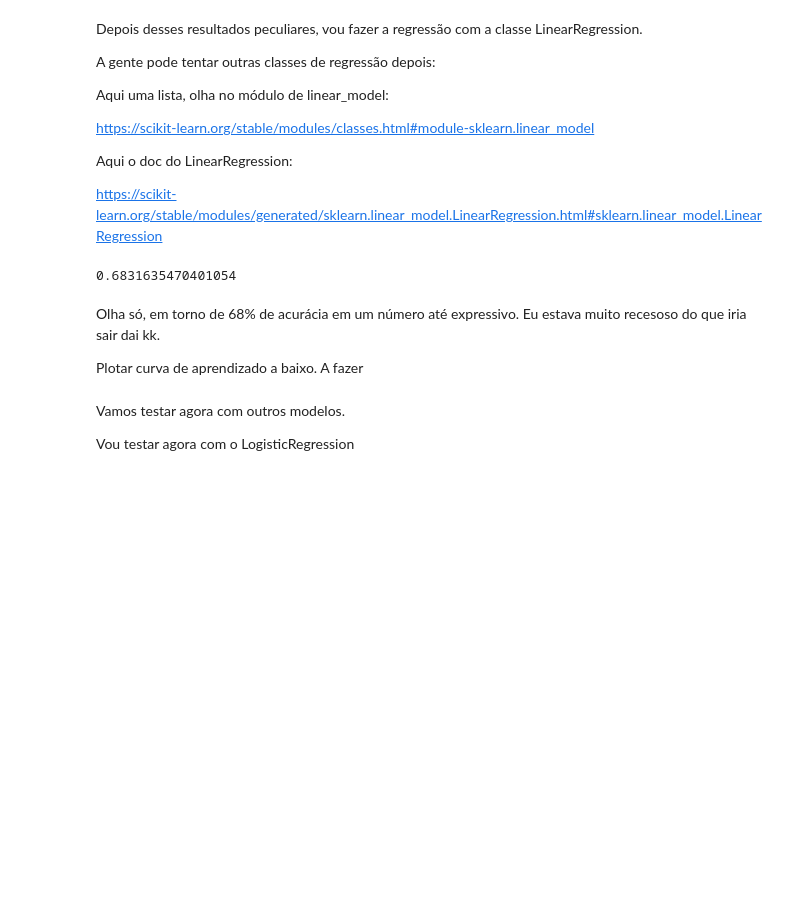
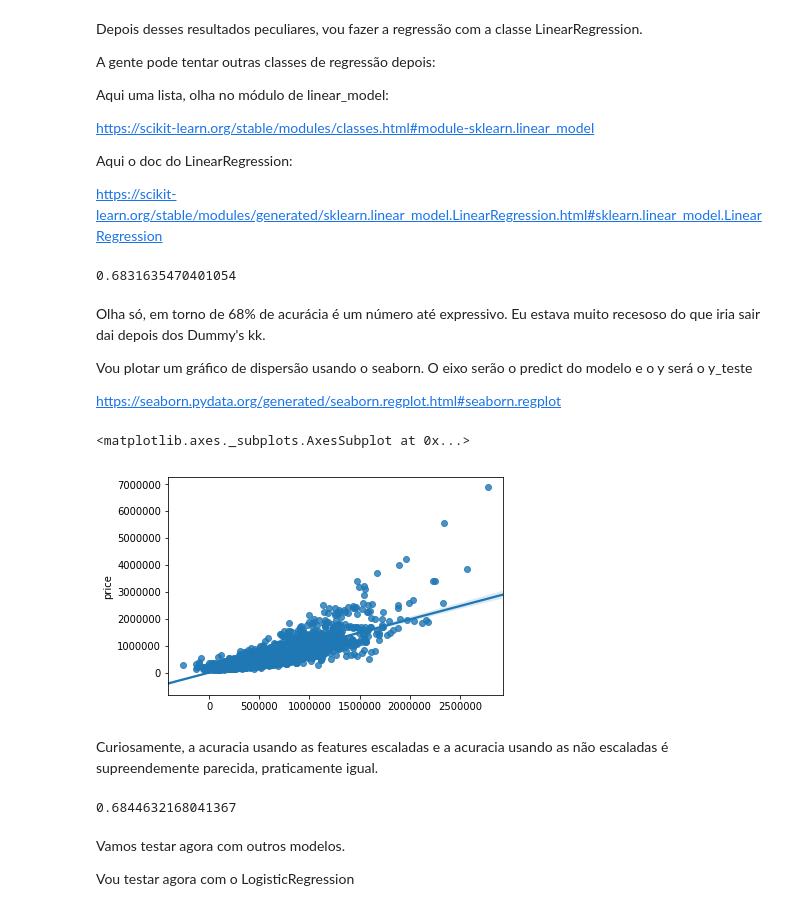
Before and after one commit to pedroAndrad1/regression_experiments, a Jupyter notebook: experimento_regressao_casas_preco.ipynb, the cells around one changed output. Drawn from its saved outputs; the diff is of its cells as text; code cells hidden in the pictures; blank space fills up the shorter version.

```diff
--- a/experimento_regressao_casas_preco.ipynb
+++ b/experimento_regressao_casas_preco.ipynb
@@ -223,10 +223,29 @@ modelo_linear.score(x_teste_s, y_teste)
 # %% [output]
 0.6831635470401054
 # %% [markdown]
-Olha só, em torno de 68% de acurácia em um número até expressivo.
-Eu estava muito recesoso do que iria sair dai kk.
+Olha só, em torno de 68% de acurácia é um número até expressivo.
+Eu estava muito recesoso do que iria sair dai depois dos Dummy's kk.
 
-Plotar curva de aprendizado a baixo. A fazer
+Vou plotar um gráfico de dispersão usando o seaborn. O eixo serão o predict do modelo e o y será o y_teste
+
+https://seaborn.pydata.org/generated/seaborn.regplot.html#seaborn.regplot
+# %%
+import seaborn as sns
+
+predict = modelo_linear.predict(x_teste_s)
+
+sns.regplot(x = predict, y = y_teste, data = casas_data)
+# %% [output]
+<matplotlib.axes._subplots.AxesSubplot at 0x...>
+[figure, added]
+# %% [markdown]
+Curiosamente, a acuracia usando as features escaladas
+e a acuracia usando as não escaladas é supreendemente parecida, praticamente igual.
+# %%
+modelo_linear.fit(x_treino, y_treino)
+modelo_linear.score(x_teste, y_teste)
+# %% [output]
+0.6844632168041367
 # %% [markdown]
 Vamos testar agora com outros modelos.
 
```
Also changed, not shown: parts of 3 cells of this notebook.
